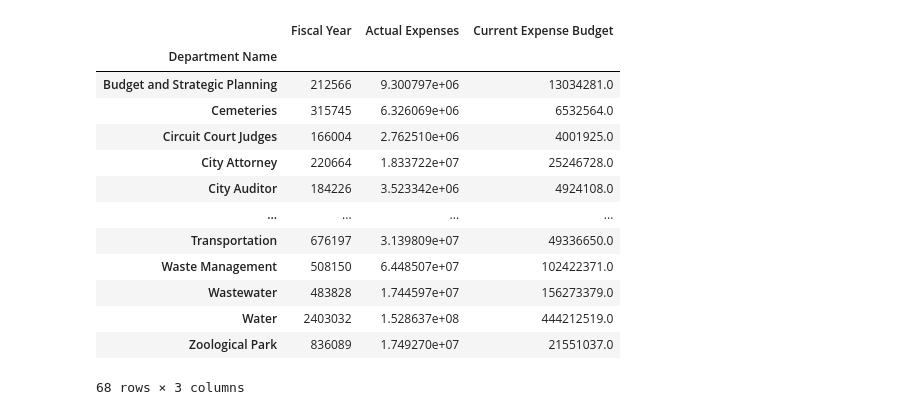
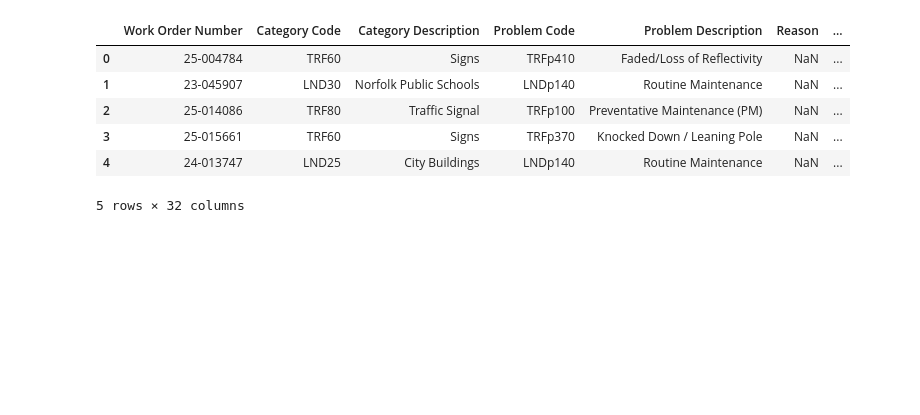
Before and after one commit to jedelman/WorkOrders, a Jupyter notebook: sandbox.ipynb, the cells around one changed output. Saved outputs shown, nothing was run; the diff lists cells and outputs as text; code cells hidden in the pictures; blank space fills up the shorter version.

```diff
--- a/sandbox.ipynb
+++ b/sandbox.ipynb
@@ -1,28 +1,21 @@
 # %%
 import cartopy.crs as ccrs
 import pandas as pd
 import matplotlib.pyplot as plt
 
 
-date_cols =["Start Date", "Status DateTime", "Created DateTime", "End Date", "Last Modified DateTIme"]
+date_cols =["Start Date"]
 
 work_orders = pd.read_csv("Work_Orders_20250609.csv", parse_dates=date_cols)
-tree_inventory = pd.read_csv("City_Tree_Inventory_20250624.csv");
-expenditures = pd.read_csv("Annual_Expenditures_20250625.csv");
+#tree_inventory = pd.read_csv("City_Tree_Inventory_20250624.csv")
+#expenditures = pd.read_csv("Annual_Expenditures_20250625.csv")
+
+work_orders.head()
+# %% [output]
+|  | Work Order Number | Category Code | Category Description | Problem Code | Problem Description | Reason | ... |
+| 0 | 25-004784 | TRF60 | Signs | TRFp410 | Faded/Loss of Reflectivity | NaN | ... |
+| 1 | 23-045907 | LND30 | Norfolk Public Schools | LNDp140 | Routine Maintenance | NaN | ... |
+| 2 | 25-014086 | TRF80 | Traffic Signal | TRFp100 | Preventative Maintenance (PM) | NaN | ... |
+| 3 | 25-015661 | TRF60 | Signs | TRFp370 | Knocked Down / Leaning Pole | NaN | ... |
+| 4 | 24-013747 | LND25 | City Buildings | LNDp140 | Routine Maintenance | NaN | ... |
+5 rows × 32 columns
-# %%
-expenditures.groupby("Department Name").sum("Actual Expenses")
-# %% [output]
-|  | Fiscal Year | Actual Expenses | Current Expense Budget |
-| Department Name |  |  |  |
-| Budget and Strategic Planning | 212566 | 9.300797e+06 | 13034281.0 |
-| Cemeteries | 315745 | 6.326069e+06 | 6532564.0 |
-| Circuit Court Judges | 166004 | 2.762510e+06 | 4001925.0 |
-| City Attorney | 220664 | 1.833722e+07 | 25246728.0 |
-| City Auditor | 184226 | 3.523342e+06 | 4924108.0 |
-| ... | ... | ... | ... |
-| Transportation | 676197 | 3.139809e+07 | 49336650.0 |
-| Waste Management | 508150 | 6.448507e+07 | 102422371.0 |
-| Wastewater | 483828 | 1.744597e+07 | 156273379.0 |
-| Water | 2403032 | 1.528637e+08 | 444212519.0 |
-| Zoological Park | 836089 | 1.749270e+07 | 21551037.0 |
-68 rows × 3 columns
```
Also changed, not shown: parts of 3 cells of this notebook.
